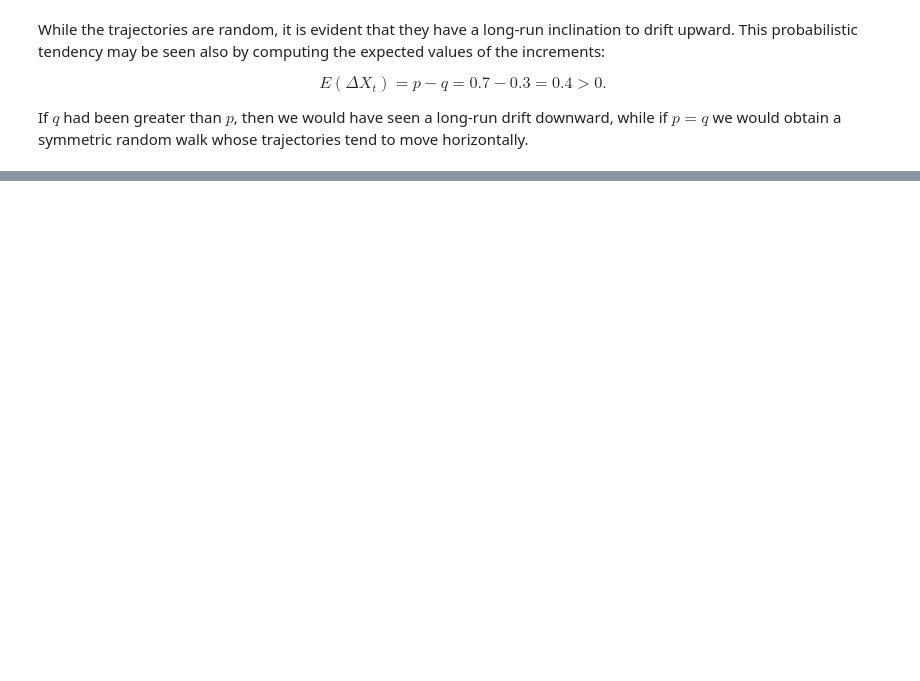
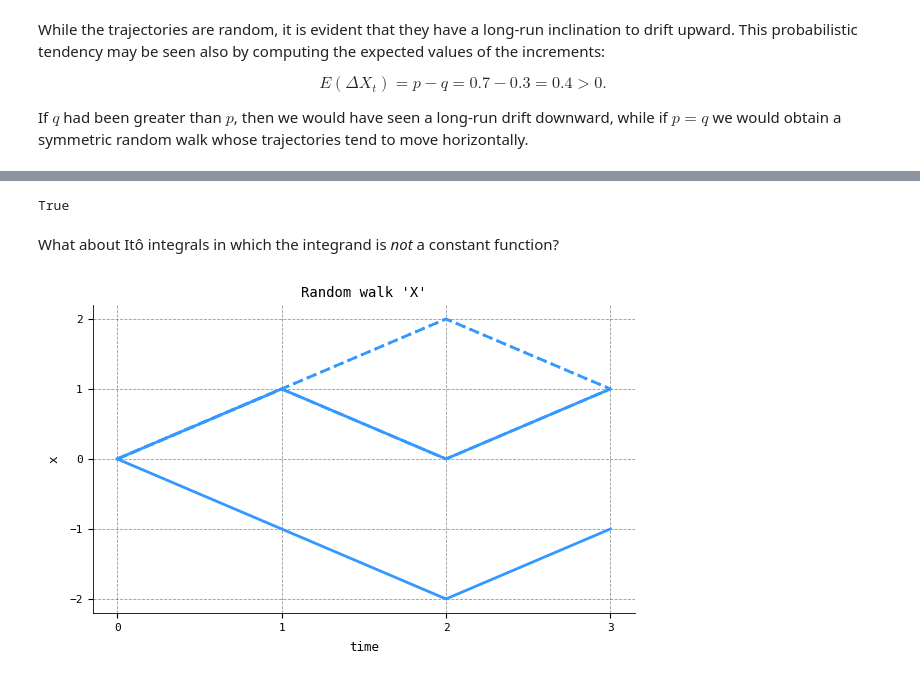
Before and after one commit to jmyers7/sigalg, a Jupyter notebook: docs/notebooks/tutorials/stochastic-calc-1.ipynb, the cells around one changed output, grey strips where cells are left out. Cells and saved outputs as stored; diff of their text form; code cells hidden in the pictures; blank space fills up the shorter version.

```diff
--- a/docs/notebooks/tutorials/stochastic-calc-1.ipynb
+++ b/docs/notebooks/tutorials/stochastic-calc-1.ipynb
@@ -280,0 +331,27 @@ If $q$ had been greater than $p$, then we would have seen a long-run drift downw
+# %%
+ito = sa.ProcessTransforms.ito_integral
+
+X == a + ito(integrator=X)
+# %% [output]
+True
+# %% [markdown]
+What about Itô integrals in which the integrand is *not* a constant function?
+# %%
+p = 0.5
+a = 0
+
+T = sa.Time.discrete(start=0, stop=3)
+X = sa.RandomWalk.generate(
+    p=p,
+    initial_state=a,
+    mode="sim",
+    n_trajectories=5,
+    index=T,
+    random_state=42,
+)
+
+_, ax = plt.subplots(figsize=(7, 4))
+X.plot_trajectories(ax=ax, y_label="x", colors=["#3399FF"])
+plt.show()
+# %% [output]
+[figure, added]
```
Also changed, not shown: parts of 14 cells of this notebook.
